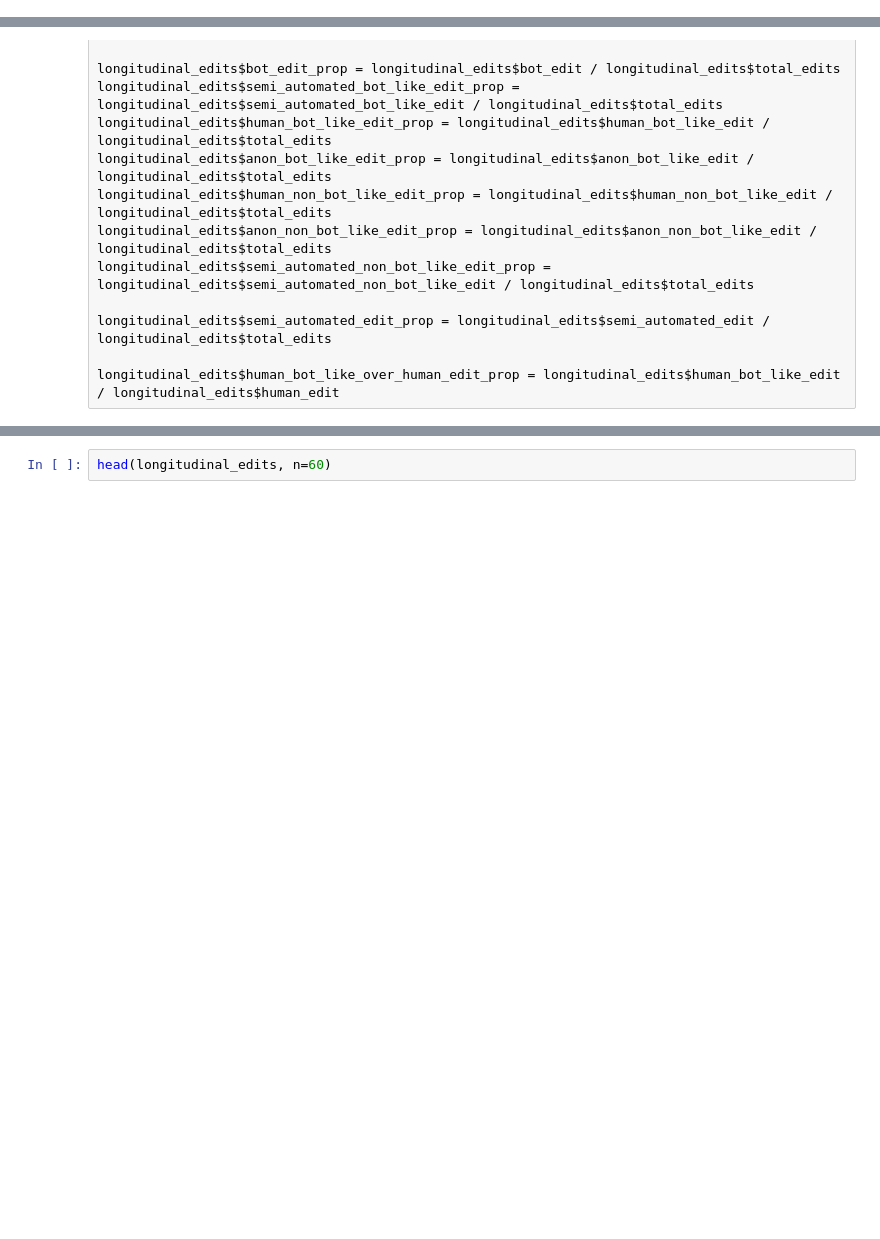
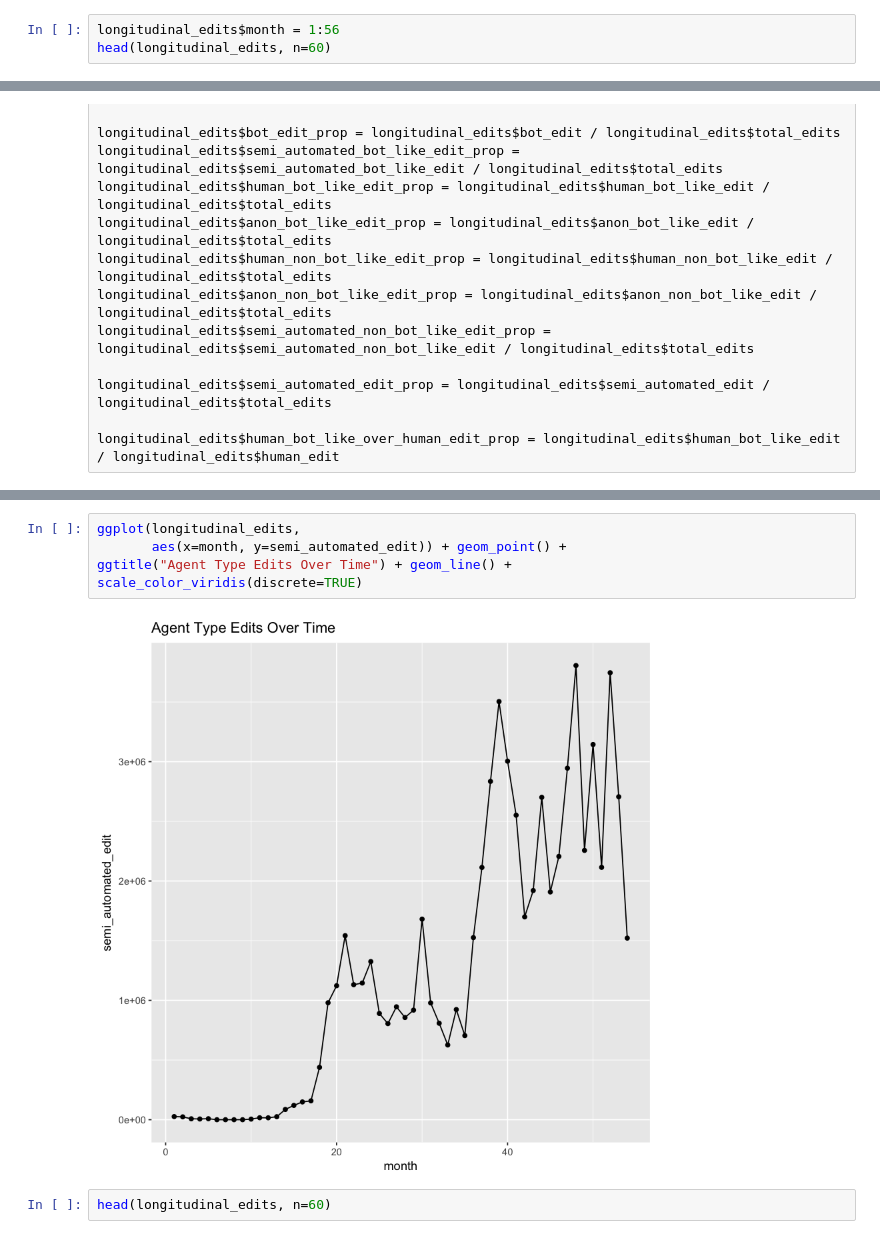
Before and after one commit to hall1467/wikidata_usage_tracking, a Jupyter notebook: jupyter_notebooks/misalignment/longitudinal_results/misalignment_prediction_model.ipynb, the cells around one changed output, grey strips where cells are left out. Cells and saved outputs as stored; diff of their text form; blank space fills up the shorter version.

```diff
--- a/jupyter_notebooks/misalignment/longitudinal_results/misalignment_prediction_model.ipynb
+++ b/jupyter_notebooks/misalignment/longitudinal_results/misalignment_prediction_model.ipynb
@@ -6,3 +9,6 @@ library(fmsb)
 library(ggplot2)
 # %%
 longitudinal_edits <- read.table("../../../results/misalignment_and_edits_3_22_18_post_processed.txt", header=TRUE, sep="\t")
+# %%
+longitudinal_edits$month = 1:56
+head(longitudinal_edits, n=60)
@@ -47,3 +60,10 @@ summary(longitudinal_edits)
+# %%
+ggplot(longitudinal_edits,
+       aes(x=month, y=semi_automated_edit)) + geom_point() +
+ggtitle("Agent Type Edits Over Time") + geom_line() +
+scale_color_viridis(discrete=TRUE)
+# %% [output]
+[figure, added]
 # %%
 head(longitudinal_edits, n=60)
 # %% [output]
```
Also changed, not shown: parts of 18 cells of this notebook, 11 other files.
